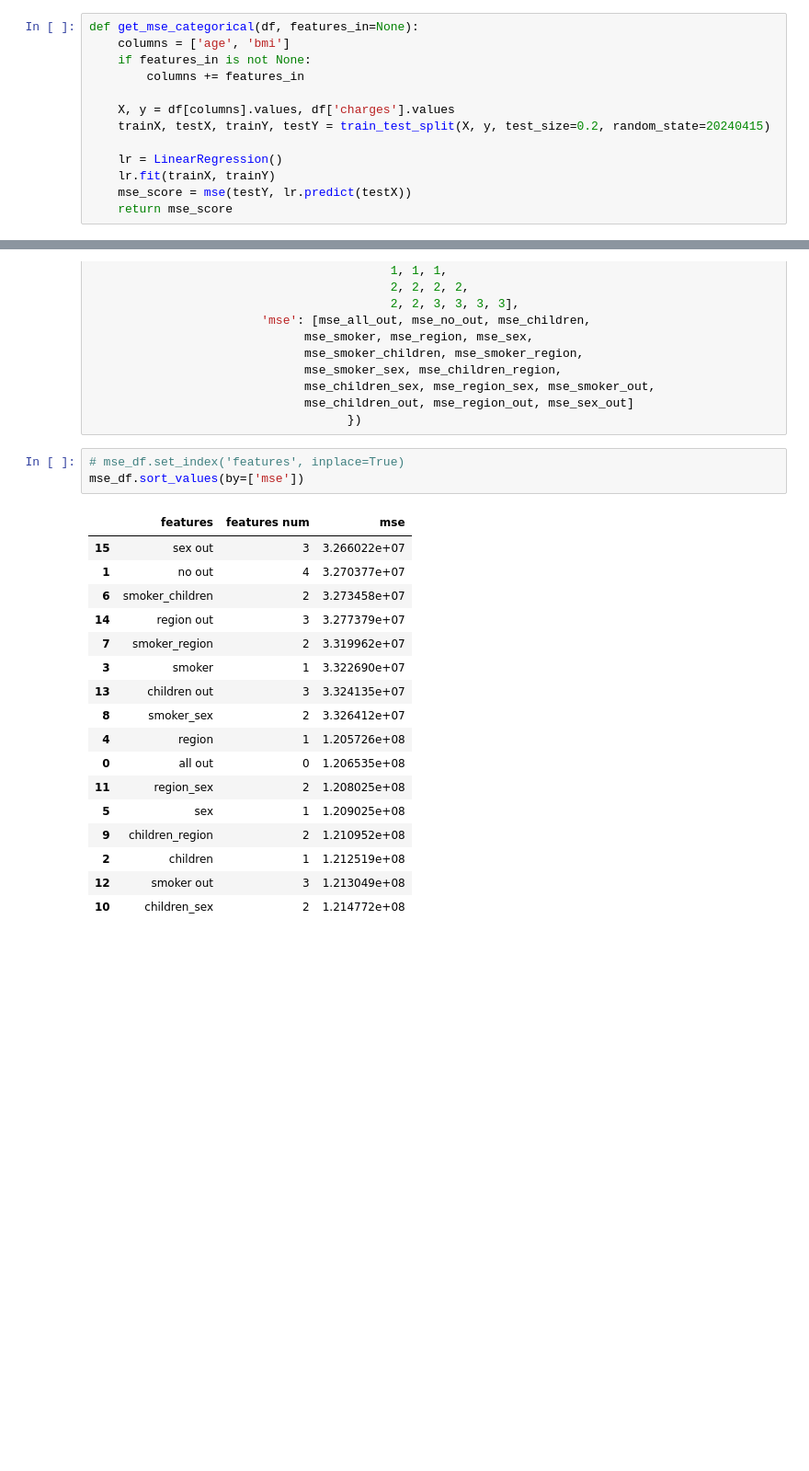
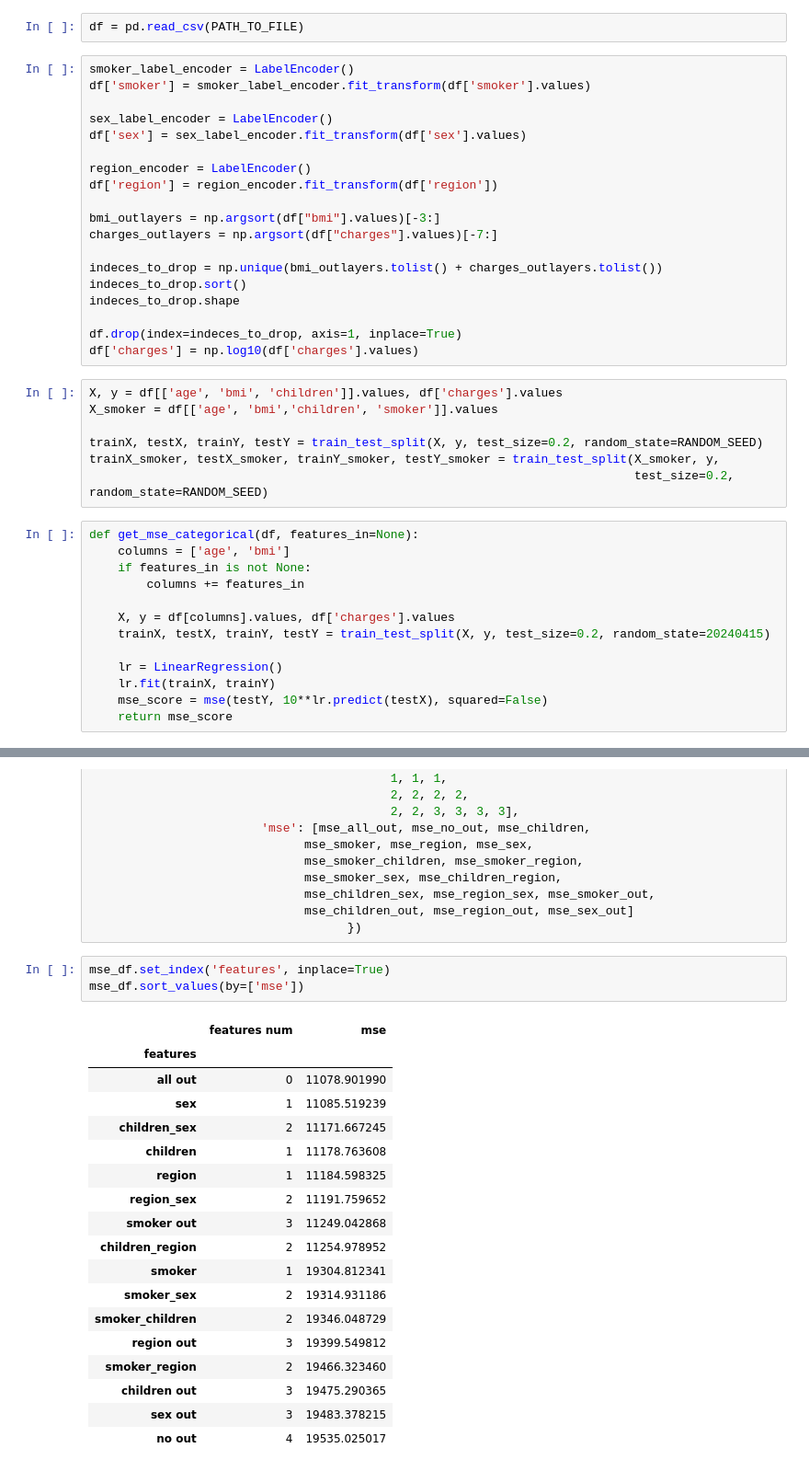
Before and after one commit to Kasymkhankhubiyev/AISiriusSpring2024, a Jupyter notebook: lab_01.ipynb, the cells around one changed output, grey strips where cells are left out. Shown at 92% size. Drawn from its saved outputs; the diff is of its cells as text; blank space fills up the shorter version.

```diff
--- a/lab_01.ipynb
+++ b/lab_01.ipynb
@@ -356,3 +386,31 @@ plt.show()
+# %%
+df = pd.read_csv(PATH_TO_FILE)
+# %%
+smoker_label_encoder = LabelEncoder()
+df['smoker'] = smoker_label_encoder.fit_transform(df['smoker'].values)
+
+sex_label_encoder = LabelEncoder()
+df['sex'] = sex_label_encoder.fit_transform(df['sex'].values)
+
+region_encoder = LabelEncoder()
+df['region'] = region_encoder.fit_transform(df['region'])
+
+bmi_outlayers = np.argsort(df["bmi"].values)[-3:]
+charges_outlayers = np.argsort(df["charges"].values)[-7:]
+
+indeces_to_drop = np.unique(bmi_outlayers.tolist() + charges_outlayers.tolist())
+indeces_to_drop.sort()
+indeces_to_drop.shape
+
+df.drop(index=indeces_to_drop, axis=1, inplace=True)
+df['charges'] = np.log10(df['charges'].values)
+# %%
+X, y = df[['age', 'bmi', 'children']].values, df['charges'].values
+X_smoker = df[['age', 'bmi','children', 'smoker']].values
+
+trainX, testX, trainY, testY = train_test_split(X, y, test_size=0.2, random_state=RANDOM_SEED)
+trainX_smoker, testX_smoker, trainY_smoker, testY_smoker = train_test_split(X_smoker, y,
+                                                                            test_size=0.2, random_state=RANDOM_SEED)
 # %%
 def get_mse_categorical(df, features_in=None):
     columns = ['age', 'bmi']
@@ -364,7 +422,7 @@ def get_mse_categorical(df, features_in=None):
 
     lr = LinearRegression()
     lr.fit(trainX, trainY)
-    mse_score = mse(testY, lr.predict(testX))
+    mse_score = mse(testY, 10**lr.predict(testX), squared=False)
     return mse_score
 # %%
 mse_all_out = get_mse_categorical(df)
@@ -403,23 +461,24 @@ mse_df = pd.DataFrame({'features': ['all out', 'no out', 'children',
                               mse_children_out, mse_region_out, mse_sex_out]
                                     })
 # %%
-# mse_df.set_index('features', inplace=True)
+mse_df.set_index('features', inplace=True)
 mse_df.sort_values(by=['mse'])
 # %% [output]
-|  | features | features num | mse |
-| 15 | sex out | 3 | 3.266022e+07 |
-| 1 | no out | 4 | 3.270377e+07 |
-| 6 | smoker_children | 2 | 3.273458e+07 |
-| 14 | region out | 3 | 3.277379e+07 |
-| 7 | smoker_region | 2 | 3.319962e+07 |
-| 3 | smoker | 1 | 3.322690e+07 |
-| 13 | children out | 3 | 3.324135e+07 |
-| 8 | smoker_sex | 2 | 3.326412e+07 |
-| 4 | region | 1 | 1.205726e+08 |
-| 0 | all out | 0 | 1.206535e+08 |
-| 11 | region_sex | 2 | 1.208025e+08 |
-| 5 | sex | 1 | 1.209025e+08 |
-| 9 | children_region | 2 | 1.210952e+08 |
-| 2 | children | 1 | 1.212519e+08 |
-| 12 | smoker out | 3 | 1.213049e+08 |
-| 10 | children_sex | 2 | 1.214772e+08 |
+|  | features num | mse |
+| features |  |  |
+| all out | 0 | 11078.901990 |
+| sex | 1 | 11085.519239 |
+| children_sex | 2 | 11171.667245 |
+| children | 1 | 11178.763608 |
+| region | 1 | 11184.598325 |
+| region_sex | 2 | 11191.759652 |
+| smoker out | 3 | 11249.042868 |
+| children_region | 2 | 11254.978952 |
+| smoker | 1 | 19304.812341 |
+| smoker_sex | 2 | 19314.931186 |
+| smoker_children | 2 | 19346.048729 |
+| region out | 3 | 19399.549812 |
+| smoker_region | 2 | 19466.323460 |
+| children out | 3 | 19475.290365 |
+| sex out | 3 | 19483.378215 |
+| no out | 4 | 19535.025017 |
```
Also changed, not shown: parts of 21 cells of this notebook, 2 other files.
